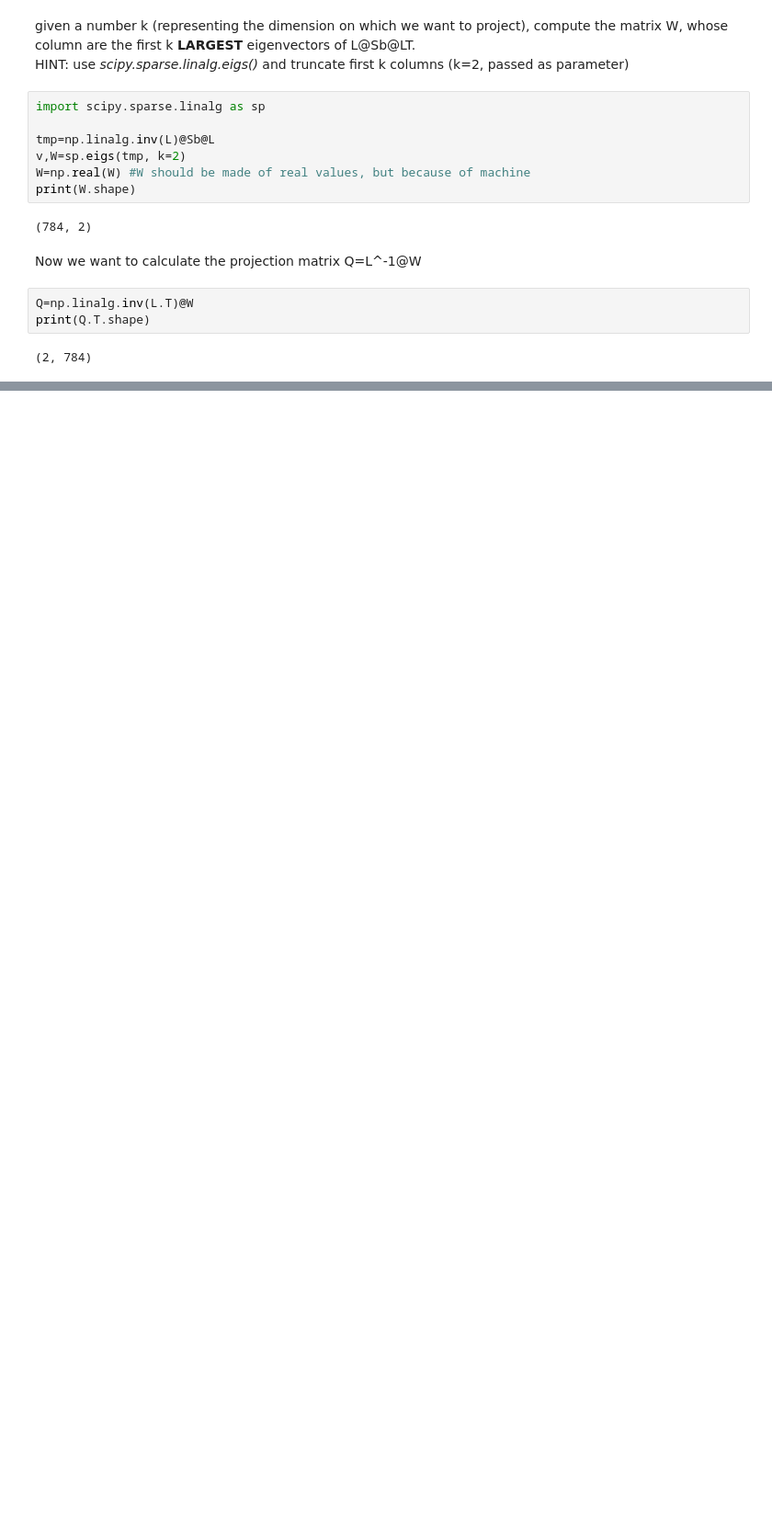
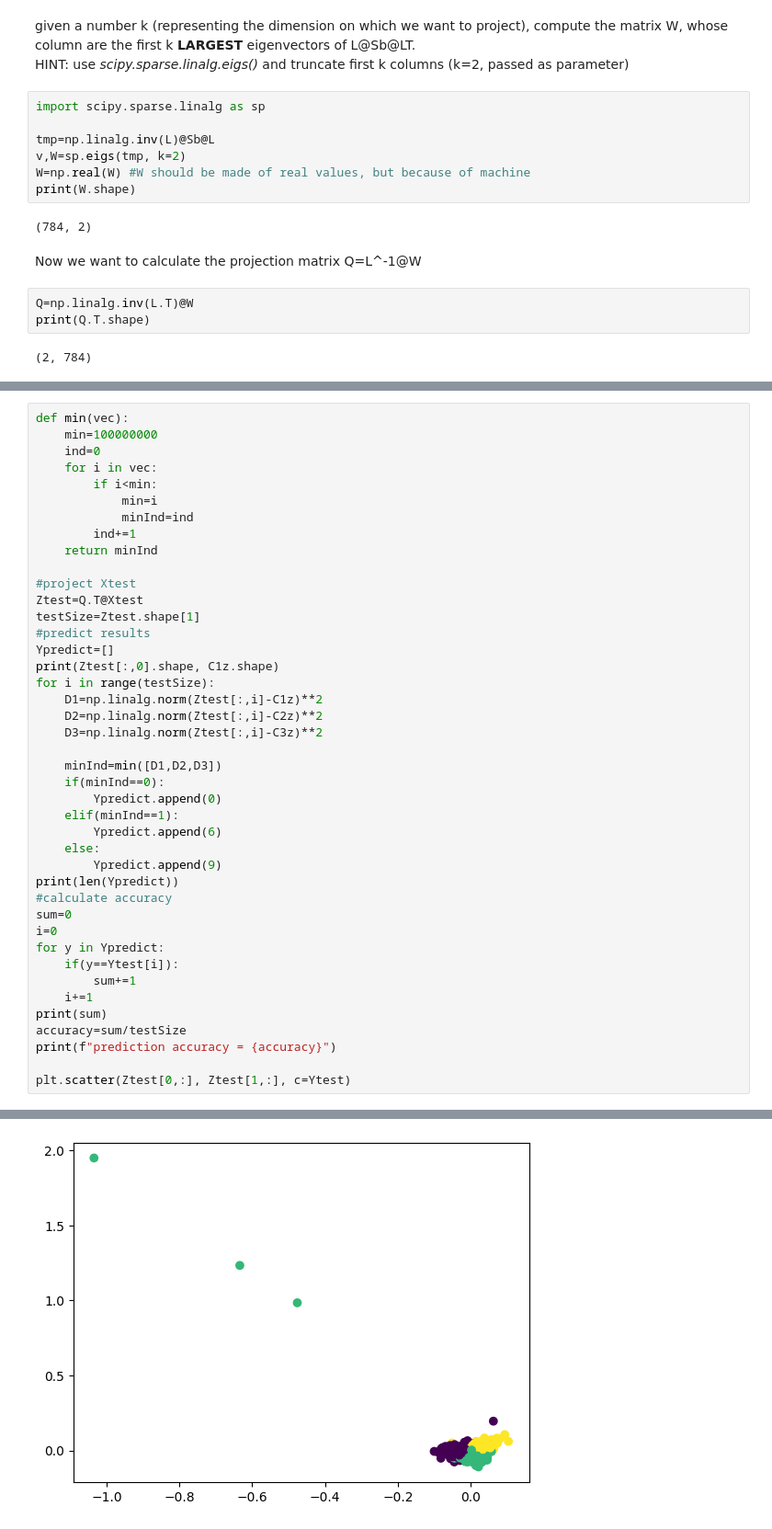
Before and after one commit to danielenapo/AI_unibo, a Jupyter notebook: Maths4ML/Homeworks/2/LDA.ipynb, the cells around one changed output, grey strips where cells are left out. Shown at 92% size. Cells and saved outputs as stored; diff of their text form; blank space fills up the shorter version.

```diff
--- a/Maths4ML/Homeworks/2/LDA.ipynb
+++ b/Maths4ML/Homeworks/2/LDA.ipynb
@@ -153,0 +197,43 @@ We can calculate accuracy using the test sets (average of correct guesses)
+# %%
+def min(vec):
+    min=100000000
+    ind=0
+    for i in vec:
+        if i<min:
+            min=i
+            minInd=ind
+        ind+=1
+    return minInd
+
+#project Xtest
+Ztest=Q.T@Xtest
+testSize=Ztest.shape[1]
+#predict results
+Ypredict=[]
+print(Ztest[:,0].shape, C1z.shape)
+for i in range(testSize):
+    D1=np.linalg.norm(Ztest[:,i]-C1z)**2
+    D2=np.linalg.norm(Ztest[:,i]-C2z)**2
+    D3=np.linalg.norm(Ztest[:,i]-C3z)**2
+
+    minInd=min([D1,D2,D3])
+    if(minInd==0):
+        Ypredict.append(0)
+    elif(minInd==1):
+        Ypredict.append(6)
+    else:
+        Ypredict.append(9)
+print(len(Ypredict))
+#calculate accuracy
+sum=0
+i=0
+for y in Ypredict:
+    if(y==Ytest[i]):
+        sum+=1
+    i+=1
+print(sum)
+accuracy=sum/testSize
+print(f"prediction accuracy = {accuracy}")
+
+plt.scatter(Ztest[0,:], Ztest[1,:], c=Ytest)
+# %% [output]
@@ -153,0 +245 @@ We can calculate accuracy using the test sets (average of correct guesses)
+[figure, added]
```
Also changed, not shown: parts of 8 cells of this notebook, 2 other files.
